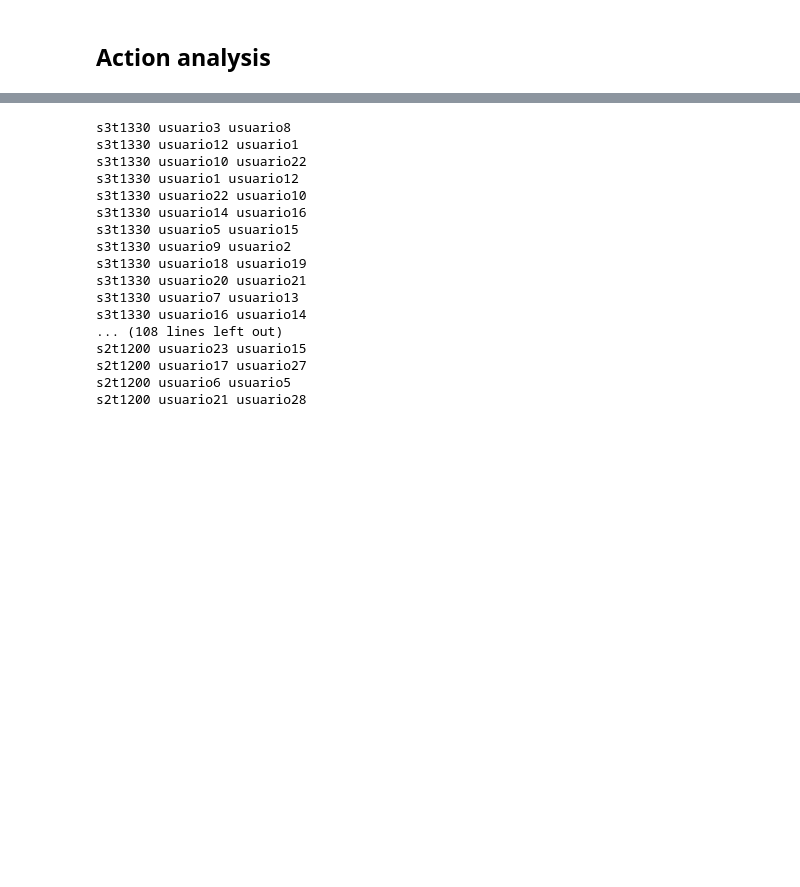
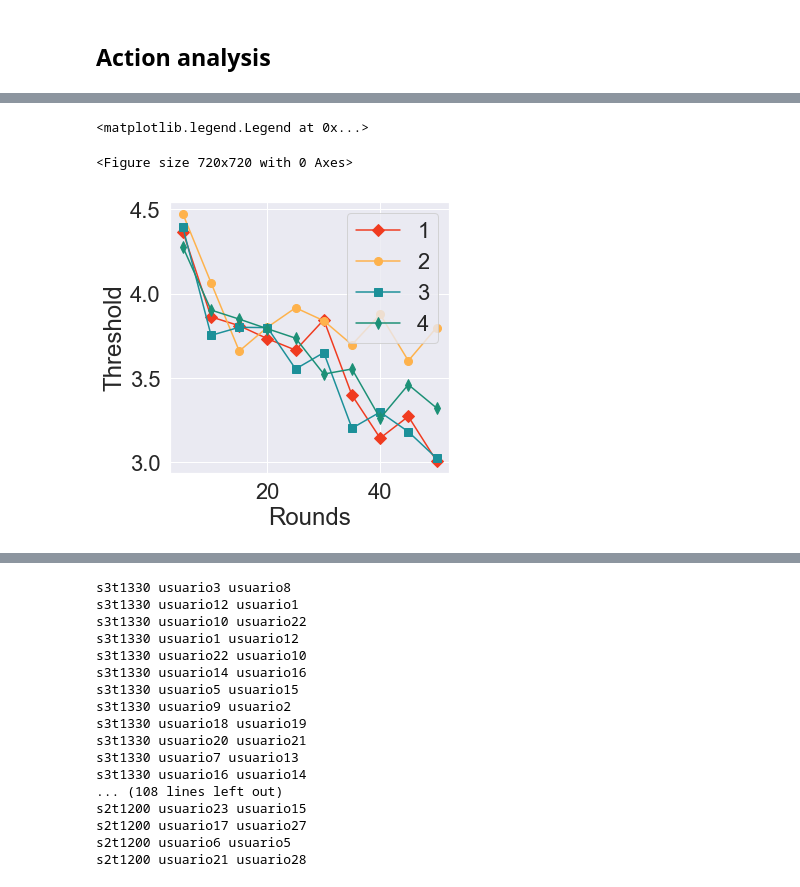
Before and after one commit to eladiomontero/DecisionTimes, a Jupyter notebook: Science Fair Experiment/ScienceFair/ScienceFairAnalysis.ipynb, the cells around one changed output, grey strips where cells are left out. Saved outputs shown, nothing was run; the diff lists cells and outputs as text; code cells hidden in the pictures; blank space fills up the shorter version.

```diff
--- a/Science Fair Experiment/ScienceFair/ScienceFairAnalysis.ipynb
+++ b/Science Fair Experiment/ScienceFair/ScienceFairAnalysis.ipynb
@@ -97,0 +188,5 @@ g.add_legend()
+# %%
+userData["cooperation"] = 0
+for u in userData.subj_id:
+    userData.loc[userData.subj_id == u, "cooperation"] = data.loc[data.subj_id == u, "response"].sum()
+userData
@@ -202,0 +456,47 @@ data.head()
+# %%
+chart_colors = {1:"#f03b20", 2:"#feb24c", 3:"#1c9099", 4:"#1c9076"}
+chart_symbols = {1:"D", 2:"o", 3:"s", 4:"d"}
+limits = {"v": (-0.8,0.8), "a":(2.8,5), "z": (0.45, 0.55)}
+
+plt.rcParams.update({'font.size': 18})
+# %%
+param = "a"
+
+#curve_w = params_weak.mean()[["%s%d" % t for t in zip([param] * 10, [x*10 for x in range(1, 10+1)])]]
+#curve_f = params_fix.mean()[["%s%d" % t for t in zip([param] * 10, [x*10 for x in range(1, 10+1)])]]
+#curve_c = params_chang.mean()[["%s%d" % t for t in zip([param] * 10, [x*10 for x in range(1, 10+1)])]]
+
+#knee_w = KneeLocator(list(range(10,110, 10)), curve_w, S=1.0, curve="convex", direction="decreasing")
+#knee_f = KneeLocator(list(range(10,110, 10)), curve_f, S=1.0, curve="convex", direction="decreasing")
+#knee_c = KneeLocator(list(range(10,110, 10)), curve_c, S=1.0, curve="convex", direction="decreasing")
+
+s1 = get_params(param, userData.subj_id, params_1)
+s2 = get_params(param, userData.subj_id, params_2)
+s3 = get_params(param, userData.subj_id, params_3)
+s4 = get_params(param, userData.subj_id, params_4)
+
+#errWeak = weak["std"] / np.sqrt(5000)
+#errChang = chang["std"] / np.sqrt(5000)
+#errFix = fix["std"] / np.sqrt(5000)
+
+
+plt.figure(figsize = (10,10))
+plt.figure(figsize=(5,5))
+plt.plot(s1["round"], s1[param],"-o",label = "1", color = chart_colors[1], marker = chart_symbols[1], markersize=8)
+plt.plot(s2["round"], s2[param],"-o",label = "2", color = chart_colors[2], marker = chart_symbols[2], markersize=8)
+plt.plot(s3["round"], s3[param],"-o",label = "3", color = chart_colors[3], marker = chart_symbols[3], markersize=8)
+plt.plot(s4["round"], s4[param],"-o",label = "4", color = chart_colors[4], marker = chart_symbols[4], markersize=8)
+#plt.fill_between(weak["round"], weak[param] + (errWeak * 1.96), weak[param] - (errWeak * 1.96), alpha = 0.3, color = pair_colors["weak"])
+#plt.fill_between(fix["round"], fix[param] + (errFix * 1.96), fix[param] - (errFix * 1.96), alpha = 0.3, color = pair_colors["fix"])
+#plt.fill_between(chang["round"], chang[param] + (errChang * 1.96), chang[param] - (errChang * 1.96), alpha = 0.3, color = pair_colors["random"])
+#plt.vlines(knee_w.knee, weak[param].min(), weak[param].max(), linestyles="--", color = pair_colors["weak"])
+#plt.vlines(knee_f.knee, fix[param].min(), fix[param].max(), linestyles="--", color = pair_colors["fix"])
+#plt.vlines(knee_c.knee, chang[param].min(), chang[param].max(), linestyles="--", color = pair_colors["random"])
+plt.xlabel("Rounds")
+plt.ylabel("Threshold")
+#plt.ylim(1.5, 6)
+plt.legend()
+# %% [output]
+<matplotlib.legend.Legend at 0x...>
+<Figure size 720x720 with 0 Axes>
+[figure, added]
```
Also changed, not shown: parts of 33 cells of this notebook, 27 other files.
